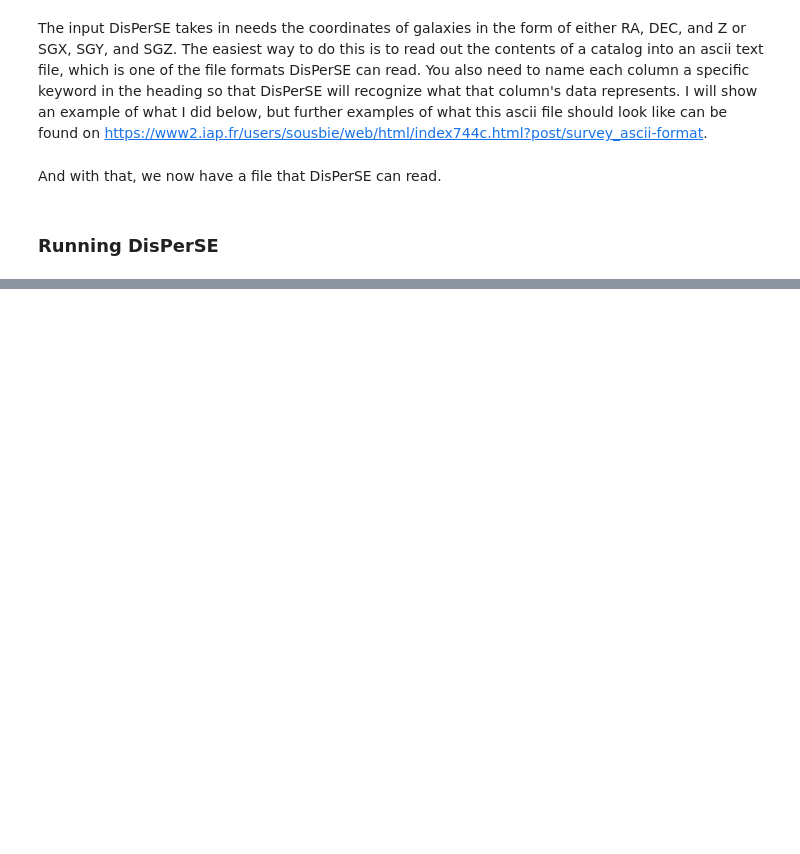
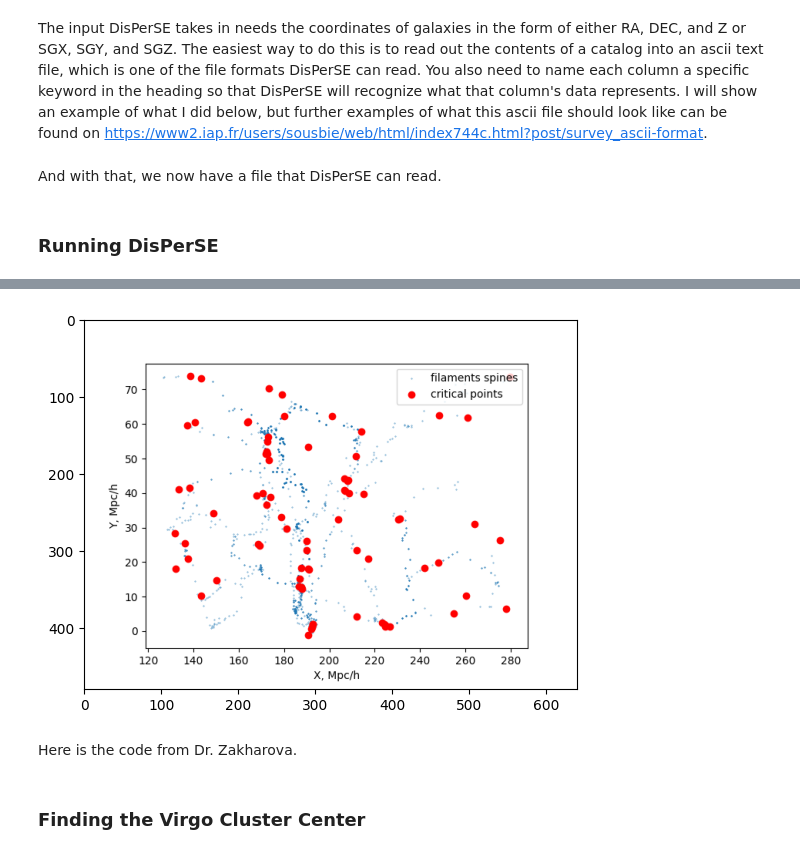
Before and after one commit to EvanBarkus/UGRA, a Jupyter notebook: Master_Notebook.ipynb, the cells around one changed output, grey strips where cells are left out. Drawn from its saved outputs; the diff is of its cells as text; code cells hidden in the pictures; blank space fills up the shorter version.

```diff
--- a/Master_Notebook.ipynb
+++ b/Master_Notebook.ipynb
@@ -80,0 +91,10 @@ The first thing you will want to do is run either delaunay_3D or delaunay_2D on
+# %%
+import matplotlib.image as mpimg
+
+img = mpimg.imread('/home/evan-barkus/Figure_2.png')
+imgplot = plt.imshow(img)
+plt.show()
+# %% [output]
+[figure, added]
+# %% [markdown]
+Here is the code from Dr. Zakharova.
@@ -80,0 +193,2 @@ The first thing you will want to do is run either delaunay_3D or delaunay_2D on
+# %% [markdown]
+### Finding the Virgo Cluster Center
```
Also changed, not shown: parts of 21 cells of this notebook.
